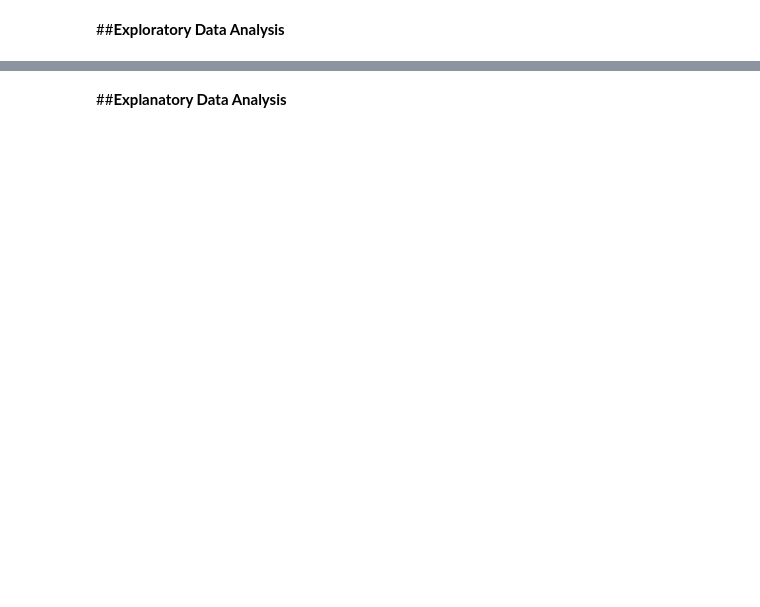
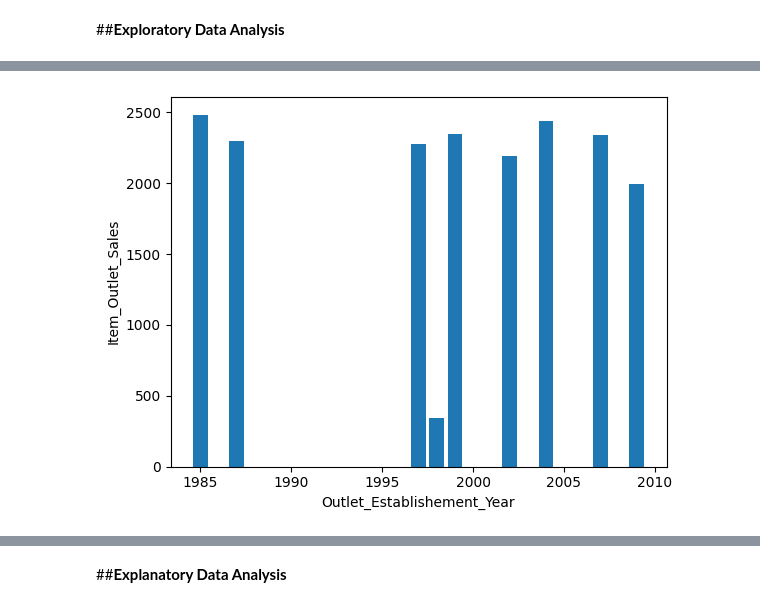
Before and after one commit to nenarossbce/Prediction-of-Product-Sales, a Jupyter notebook: Prediction_of_Product_Sales.ipynb, the cells around one changed output, grey strips where cells are left out. Drawn from its saved outputs; the diff is of its cells as text; code cells hidden in the pictures; blank space fills up the shorter version.

```diff
--- a/Prediction_of_Product_Sales.ipynb
+++ b/Prediction_of_Product_Sales.ipynb
@@ -297,0 +399,4 @@ df.describe(include='number')
+# %%
+#Determine the mean for sales by years
+Outlet_year = df.groupby('Outlet_Establishment_Year')['Item_Outlet_Sales'].mean()
+Outlet_year
@@ -297,0 +415,8 @@ df.describe(include='number')
+# %%
+#Created a barplot to show sales over the years
+fig, ax = plt.subplots()
+ax.bar(Outlet_year.index, Outlet_year.values);
+ax.set_ylabel('Item_Outlet_Sales')
+ax.set_xlabel('Outlet_Establishement_Year');
+# %% [output]
+[figure, added]
```
Also changed, not shown: parts of 23 cells of this notebook.
